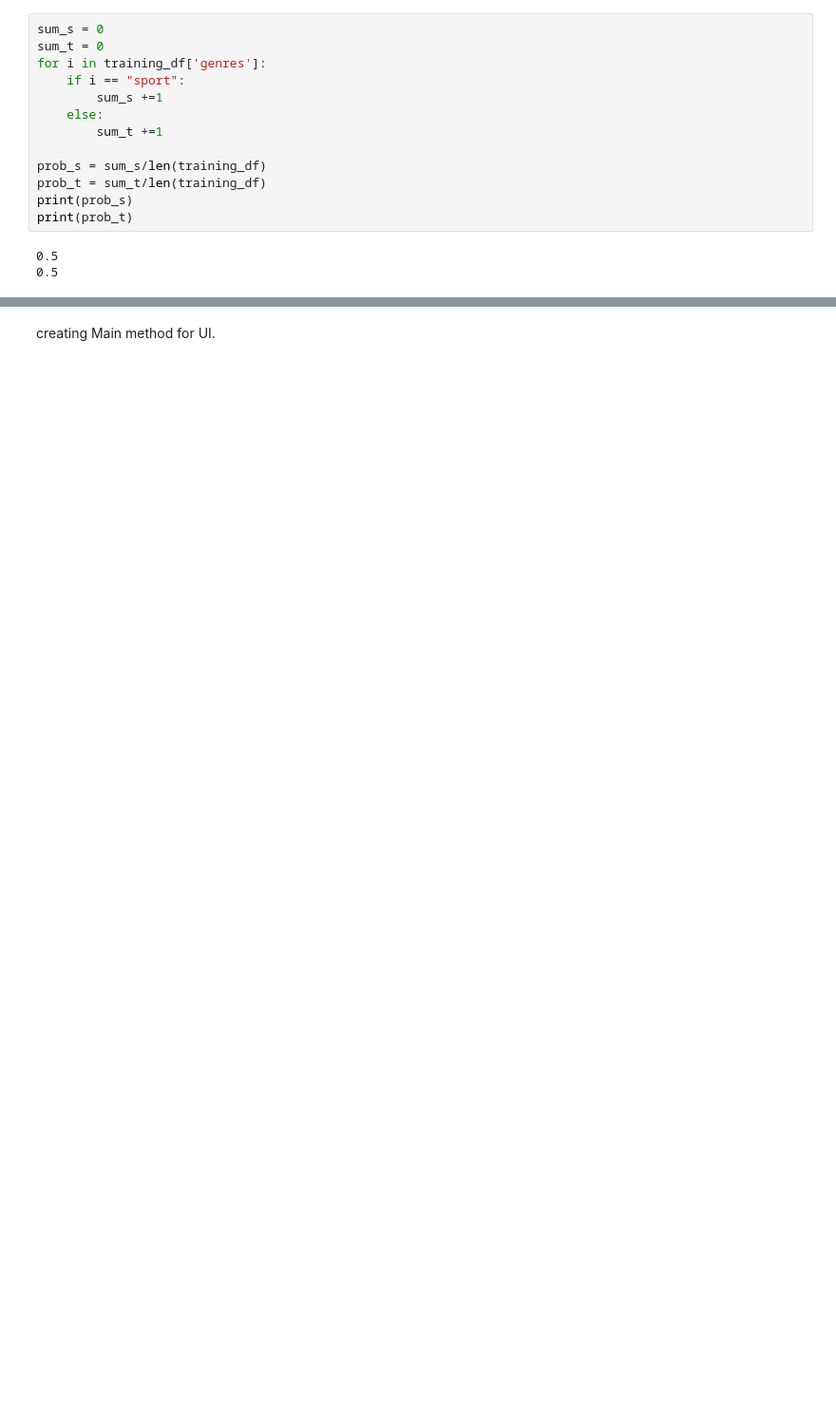
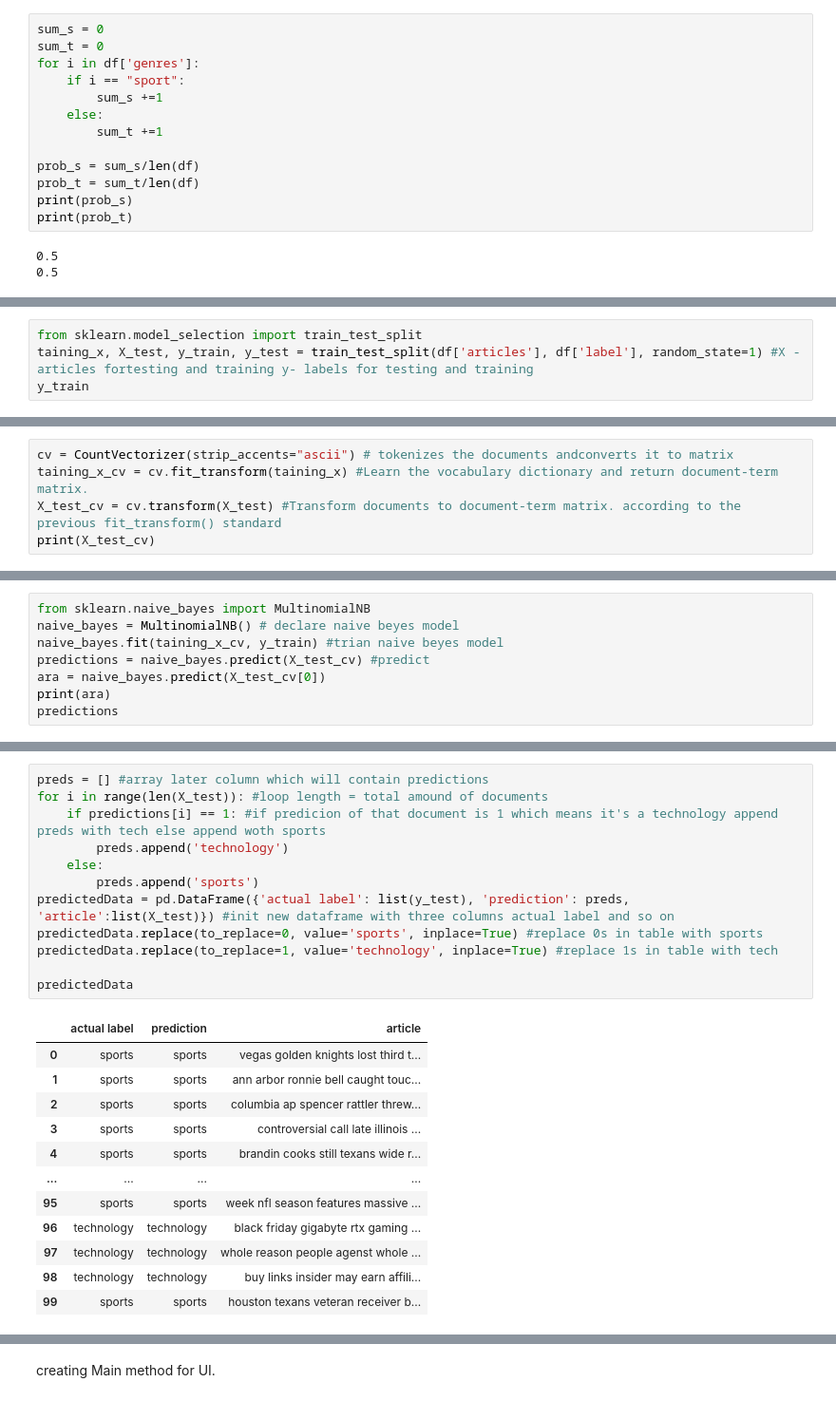
Before and after one commit to TheRadioDept/article_classification, a Jupyter notebook: classifier.ipynb, the cells around one changed output, grey strips where cells are left out. Shown: that part at 95% size. Drawn from its saved outputs; the diff is of its cells as text; blank space fills up the shorter version.

Commit message:
Applied sklearn solution

```diff
--- a/classifier.ipynb
+++ b/classifier.ipynb
@@ -129,14 +202,14 @@ Calculate the probability of article being about sport or technology.
 # %%
 sum_s = 0
 sum_t = 0
-for i in training_df['genres']:
+for i in df['genres']:
     if i == "sport":
         sum_s +=1
     else:
         sum_t +=1
 
-prob_s = sum_s/len(training_df)
-prob_t = sum_t/len(training_df)
+prob_s = sum_s/len(df)
+prob_t = sum_t/len(df)
 print(prob_s)
 print(prob_t)
 # %% [output]
@@ -277,0 +218,4 @@ print(probSport(training_df["articles"][1]))
+# %%
+from sklearn.model_selection import train_test_split
+taining_x, X_test, y_train, y_test = train_test_split(df['articles'], df['label'], random_state=1) #X - articles fortesting and training y- labels for testing and training
+y_train
@@ -277,0 +235,5 @@ print(probSport(training_df["articles"][1]))
+# %%
+cv = CountVectorizer(strip_accents="ascii") # tokenizes the documents andconverts it to matrix
+taining_x_cv = cv.fit_transform(taining_x) #Learn the vocabulary dictionary and return document-term matrix.
+X_test_cv = cv.transform(X_test) #Transform documents to document-term matrix. according to the previous fit_transform() standard
+print(X_test_cv)
@@ -277,0 +286,8 @@ print(probSport(training_df["articles"][1]))
+# %%
+from sklearn.naive_bayes import MultinomialNB
+naive_bayes = MultinomialNB() # declare naive beyes model
+naive_bayes.fit(taining_x_cv, y_train) #trian naive beyes model
+predictions = naive_bayes.predict(X_test_cv) #predict
+ara = naive_bayes.predict(X_test_cv[0])
+print(ara)
+predictions
@@ -277,0 +315,25 @@ print(probSport(training_df["articles"][1]))
+# %%
+preds = [] #array later column which will contain predictions
+for i in range(len(X_test)): #loop length = total amound of documents
+    if predictions[i] == 1: #if predicion of that document is 1 which means it's a technology append preds with tech else append woth sports
+        preds.append('technology')
+    else:
+        preds.append('sports')
+predictedData = pd.DataFrame({'actual label': list(y_test), 'prediction': preds, 'article':list(X_test)}) #init new dataframe with three columns actual label and so on
+predictedData.replace(to_replace=0, value='sports', inplace=True) #replace 0s in table with sports
+predictedData.replace(to_replace=1, value='technology', inplace=True) #replace 1s in table with tech
+
+predictedData
+# %% [output]
+|  | actual label | prediction | article |
+| 0 | sports | sports | vegas golden knights lost third t... |
+| 1 | sports | sports | ann arbor ronnie bell caught touc... |
+| 2 | sports | sports | columbia ap spencer rattler threw... |
+| 3 | sports | sports | controversial call late illinois ... |
+| 4 | sports | sports | brandin cooks still texans wide r... |
+| ... | ... | ... | ... |
+| 95 | sports | sports | week nfl season features massive ... |
+| 96 | technology | technology | black friday gigabyte rtx gaming ... |
+| 97 | technology | technology | whole reason people agenst whole ... |
+| 98 | technology | technology | buy links insider may earn affili... |
+| 99 | sports | sports | houston texans veteran receiver b... |
```
Also changed, not shown: parts of 32 cells of this notebook.
